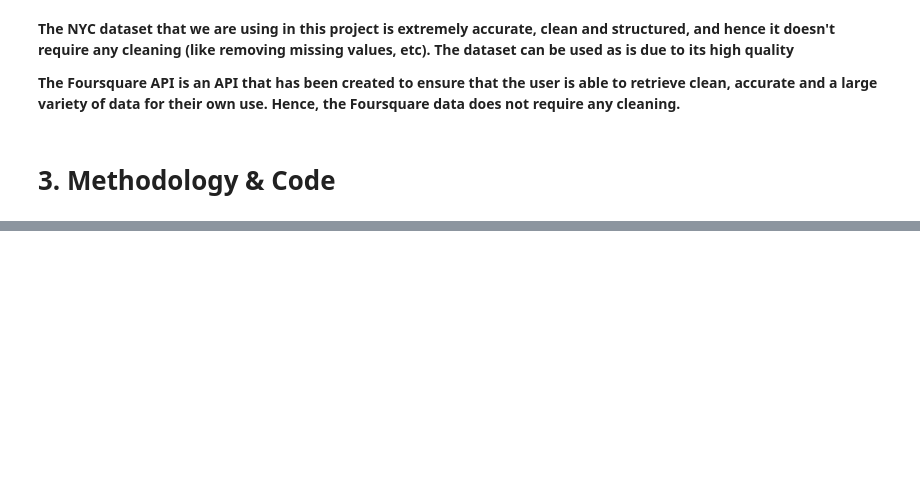
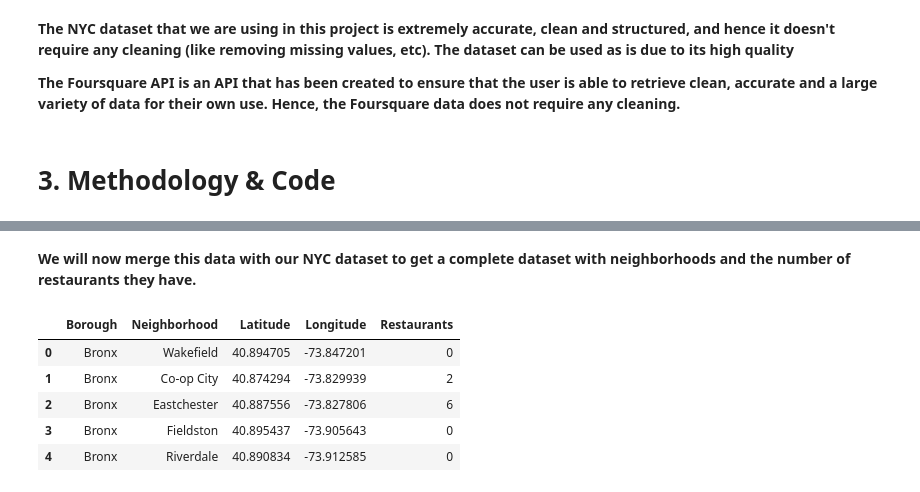
Before and after one commit to Dhananjayan-PN/Coursera_Capstone, a Jupyter notebook: IBM Data Science Certification Capstone Project.ipynb, the cells around one changed output, grey strips where cells are left out. Drawn from its saved outputs; the diff is of its cells as text; code cells hidden in the pictures; blank space fills up the shorter version.

```diff
--- a/IBM Data Science Certification Capstone Project.ipynb
+++ b/IBM Data Science Certification Capstone Project.ipynb
@@ -100,0 +159,4 @@ def getNearbyVenues(names, latitudes, longitudes, radius=500):
+# %%
+newyork_venues = newyork_venues[newyork_venues['Venue Category'].str.contains('Restaurant')] # Filtering the venues that aren't restaurants
+newyork_venues = pd.DataFrame(newyork_venues['Neighborhood'].value_counts().reset_index().values, columns=["Neighborhood", "Restaurants"]) # Creating a dataframe with the number of restaurants in every neighborhood
+newyork_venues.head()
@@ -100,0 +170,13 @@ def getNearbyVenues(names, latitudes, longitudes, radius=500):
+# %% [markdown]
+**We will now merge this data with our NYC dataset to get a complete dataset with neighborhoods and the number of restaurants they have.**
+# %%
+neighborhoods_data = pd.merge(neighborhoods, newyork_venues, how='outer') # Merging both datasets making sure we don't drop rows for which there is nor restaurant information
+neighborhoods_data.fillna(0, inplace=True) # Replacing the null values created in the merge with 0
+neighborhoods_data.head() # Checking what the final dataset looks like
+# %% [output]
+|  | Borough | Neighborhood | Latitude | Longitude | Restaurants |
+| 0 | Bronx | Wakefield | 40.894705 | -73.847201 | 0 |
+| 1 | Bronx | Co-op City | 40.874294 | -73.829939 | 2 |
+| 2 | Bronx | Eastchester | 40.887556 | -73.827806 | 6 |
+| 3 | Bronx | Fieldston | 40.895437 | -73.905643 | 0 |
+| 4 | Bronx | Riverdale | 40.890834 | -73.912585 | 0 |
```
Also changed, not shown: parts of 21 cells of this notebook.
